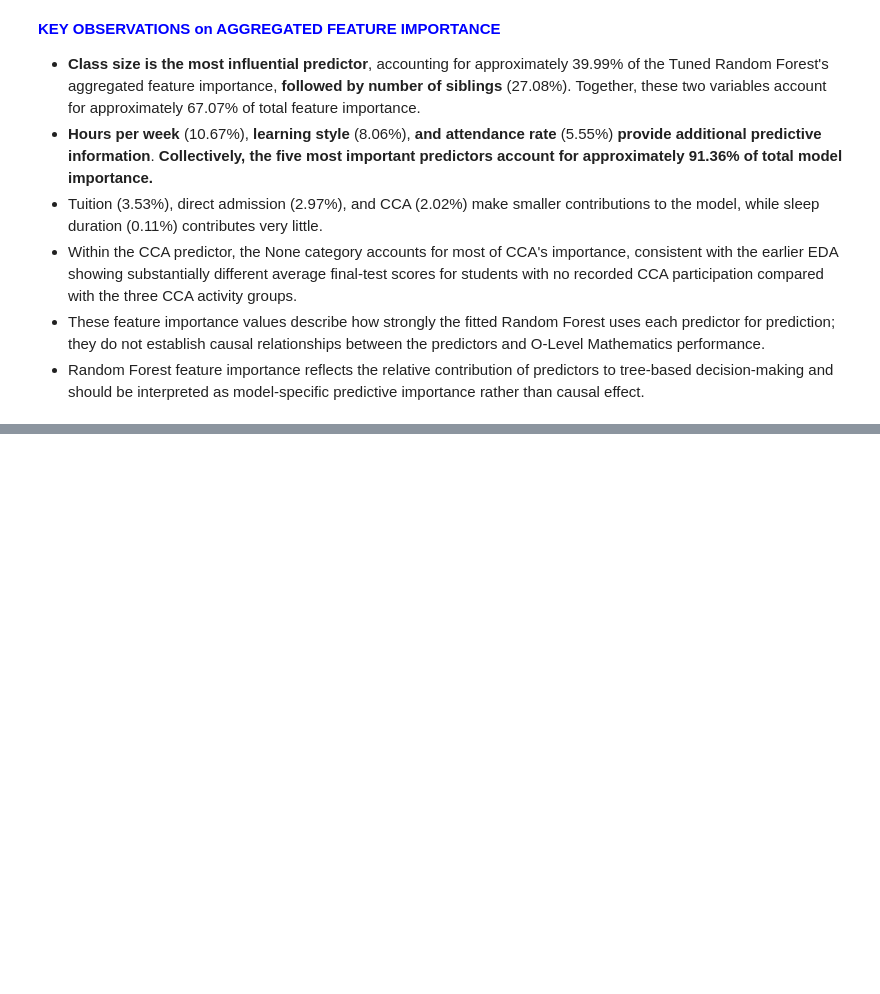
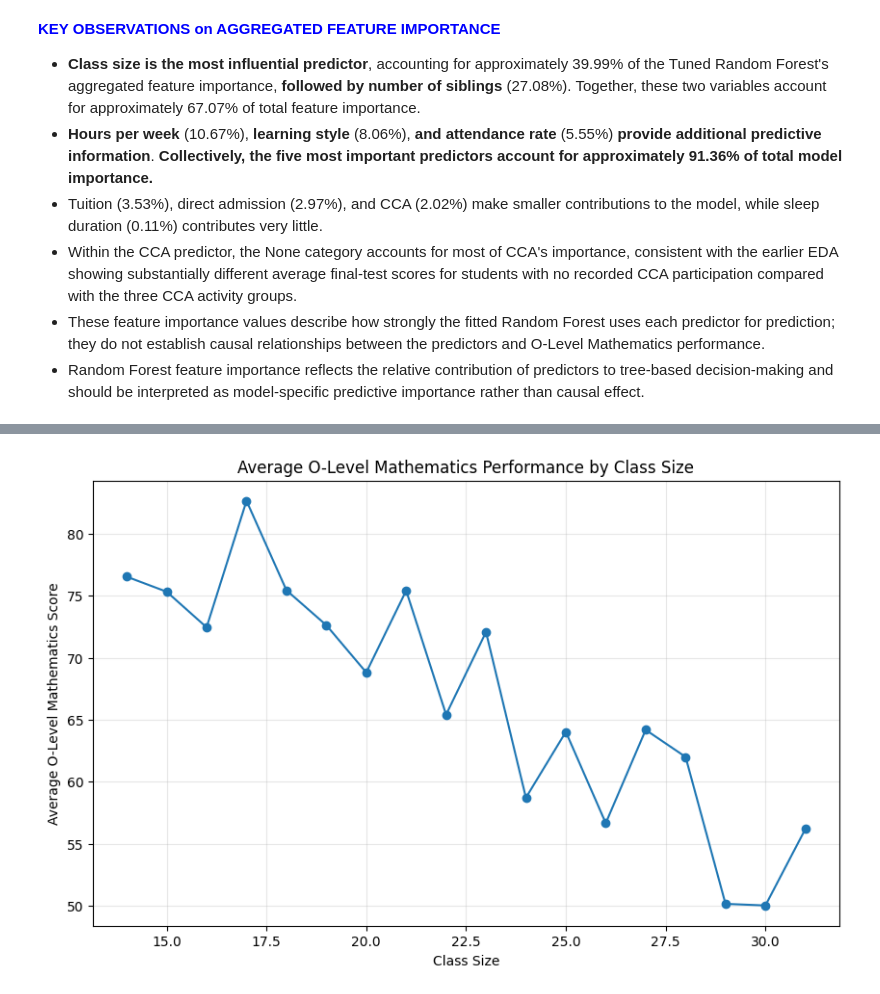
Before and after one commit to thedataanalyst-ylime/o-level-mathematics-performance-analysis, a Jupyter notebook: eda.ipynb, the cells around one changed output, grey strips where cells are left out. Cells and saved outputs as stored; diff of their text form; code cells hidden in the pictures; blank space fills up the shorter version.

Commit message:
Part E: Model Interpretation - Final Model Interpretation & Insights and Deep-Dive Analysis on class_size

```diff
--- a/eda.ipynb
+++ b/eda.ipynb
@@ -3923,0 +3969,19 @@ aggregated_importance.round({
+# %%
+# Analyse Mathematics performance by class size
+class_size_performance = (
+    df_model
+    .groupby("class_size")["final_test"]
+    .agg(["count", "mean", "median", "std"])
+    .round(2)
+    .reset_index()
+)
+
+class_size_performance.columns = [
+    "Class_Size",
+    "Student_Count",
+    "Mean_Final_Test",
+    "Median_Final_Test",
+    "Std_Final_Test"
+]
+
+class_size_performance
@@ -3923,0 +4006,26 @@ aggregated_importance.round({
+# %%
+# Question: How do Mathematics outcomes actually differ across the class sizes observed in the data?
+
+plt.figure(figsize=(10, 6))
+
+plt.plot(
+    class_size_performance["Class_Size"],
+    class_size_performance["Mean_Final_Test"],
+    marker="o"
+)
+
+plt.xlabel("Class Size")
+plt.ylabel("Average O-Level Mathematics Score")
+plt.title("Average O-Level Mathematics Performance by Class Size")
+plt.grid(alpha=0.3)
+
+# Save as PNG
+plt.savefig(
+    charts_folder / "AverageO-LevelMathsScore_by_ClassSize",
+    dpi=300,
+    bbox_inches="tight"
+)
+
+plt.show()
+# %% [output]
+[figure, added]
```
Also changed, not shown: parts of 29 cells of this notebook.
